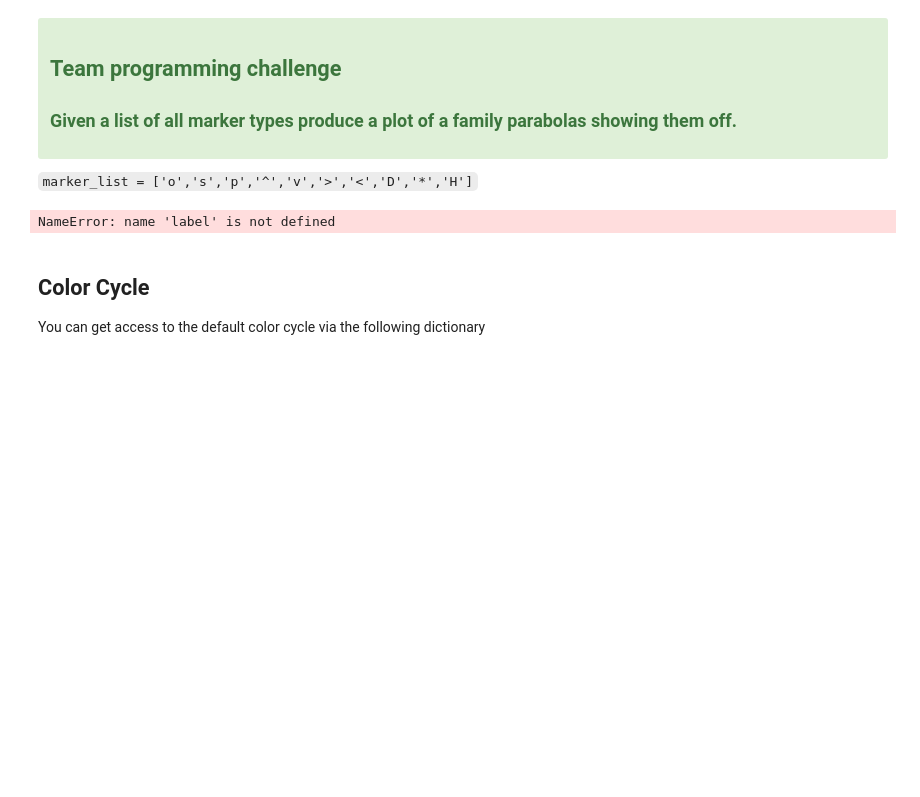
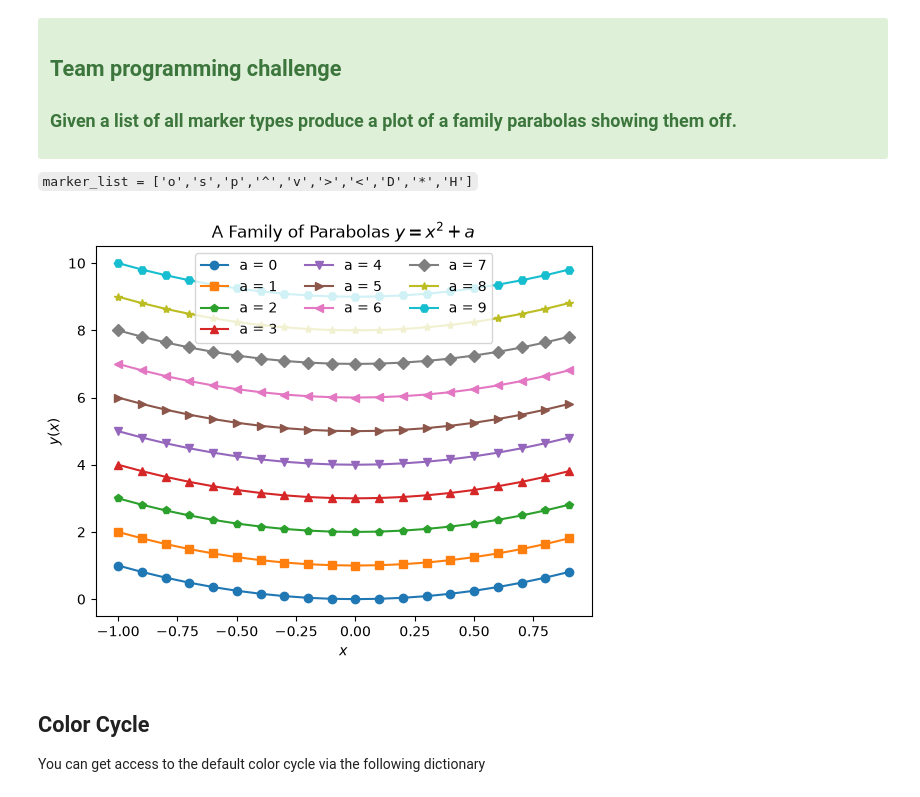
Before and after one commit to jharwood28/IntroCompPhys-for-students, a Jupyter notebook: src/10_PlotCustomization.ipynb, the cells around one changed output. Drawn from its saved outputs; the diff is of its cells as text; code cells hidden in the pictures; blank space fills up the shorter version.

```diff
--- a/src/10_PlotCustomization.ipynb
+++ b/src/10_PlotCustomization.ipynb
@@ -118,29 +118,33 @@ plt.ylabel(r'$y(x)$')
 plt.title('A Family of Parabolas $y=x^2+a$')
 plt.legend(loc='upper center', ncol=3) -->
 # %%
+import numpy as np
+import matplotlib.pyplot as plt
+
 marker_list = ['o','s','p','^','v','>','<','D','*','H']
 x = np.arange(-1,1,0.1)
 
 # generate and plot the parabola
 for i,marker in enumerate(marker_list):
     # generate the parabola
-
+    a = i
+    y = x**2 + a
     # generate a label
-
+    label = f'a = {a}'
     # plot the parabola for each marker type
-    plt.plot()
+    plt.plot(x, y, marker=marker, label=label)
 
 # some labels
 plt.xlabel('$x$')
 plt.ylabel('$y(x)$')
 plt.title('A Family of Parabolas $y=x^2+a$')
 
 # add a legend
 plt.legend(loc='upper center', ncol=3)
 
 plt.show()
 # %% [output]
-NameError: name 'label' is not defined
+[figure, added]
 # %% [markdown]
 ## Color Cycle
 
```
Also changed, not shown: 2 other files.
